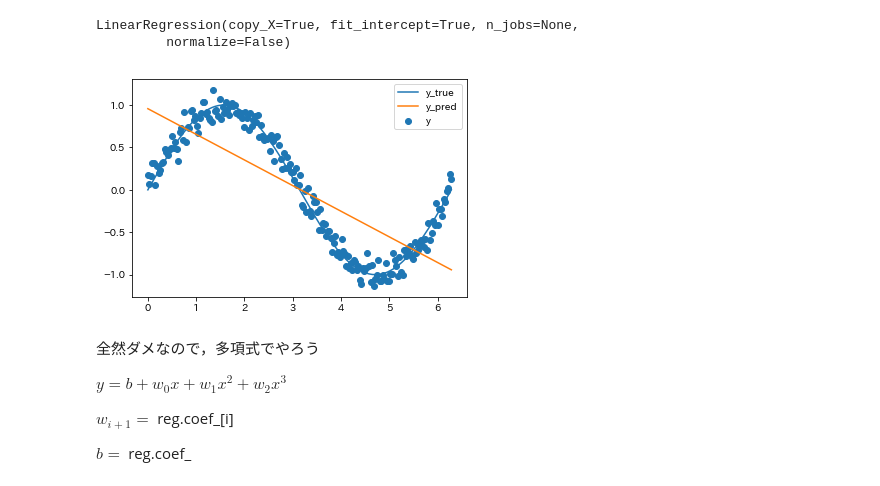
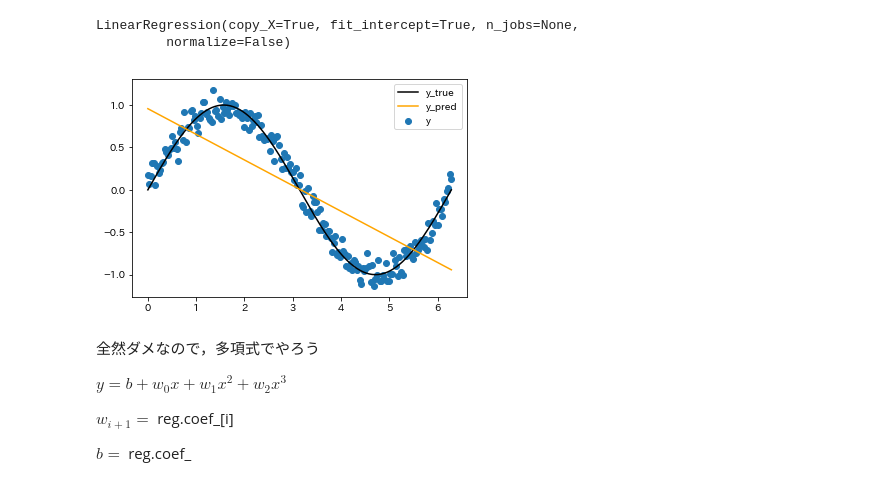
Before and after one commit to Kevinrobot34/MLwithPython, a Jupyter notebook: notebook/sklearn.ipynb, the cells around one changed output. Drawn from its saved outputs; the diff is of its cells as text; code cells hidden in the pictures.

```diff
--- a/notebook/sklearn.ipynb
+++ b/notebook/sklearn.ipynb
@@ -85,13 +85,13 @@ LinearRegression(copy_X=True, fit_intercept=True, n_jobs=None,
          normalize=False)
 # %%
 plt.scatter(x0, y0, label="y")
-plt.plot(x0, y_org0, label="y_true")
-plt.plot(x0, reg.predict(x0.reshape(-1, 1)), label="y_pred")
+plt.plot(x0, y_org0, label="y_true", color="black")
+plt.plot(x0, reg.predict(x0.reshape(-1, 1)), label="y_pred", color="orange")
 plt.legend()
 
 plt.show()
 # %% [output]
-[figure, old version]
+[figure, new version]
 # %% [markdown]
 全然ダメなので，多項式でやろう
 
```
Also changed, not shown: parts of 2 cells of this notebook, 3 other files.
